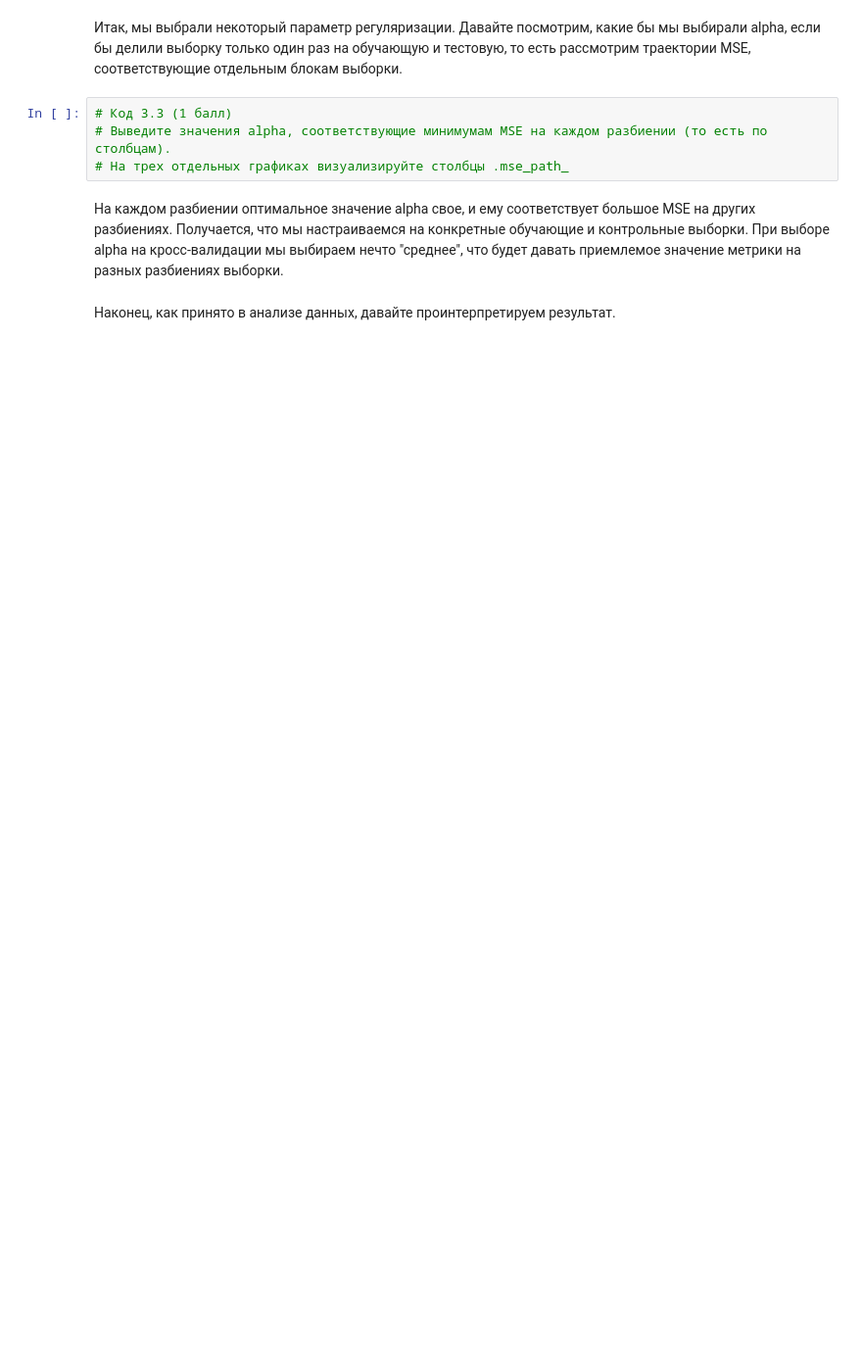
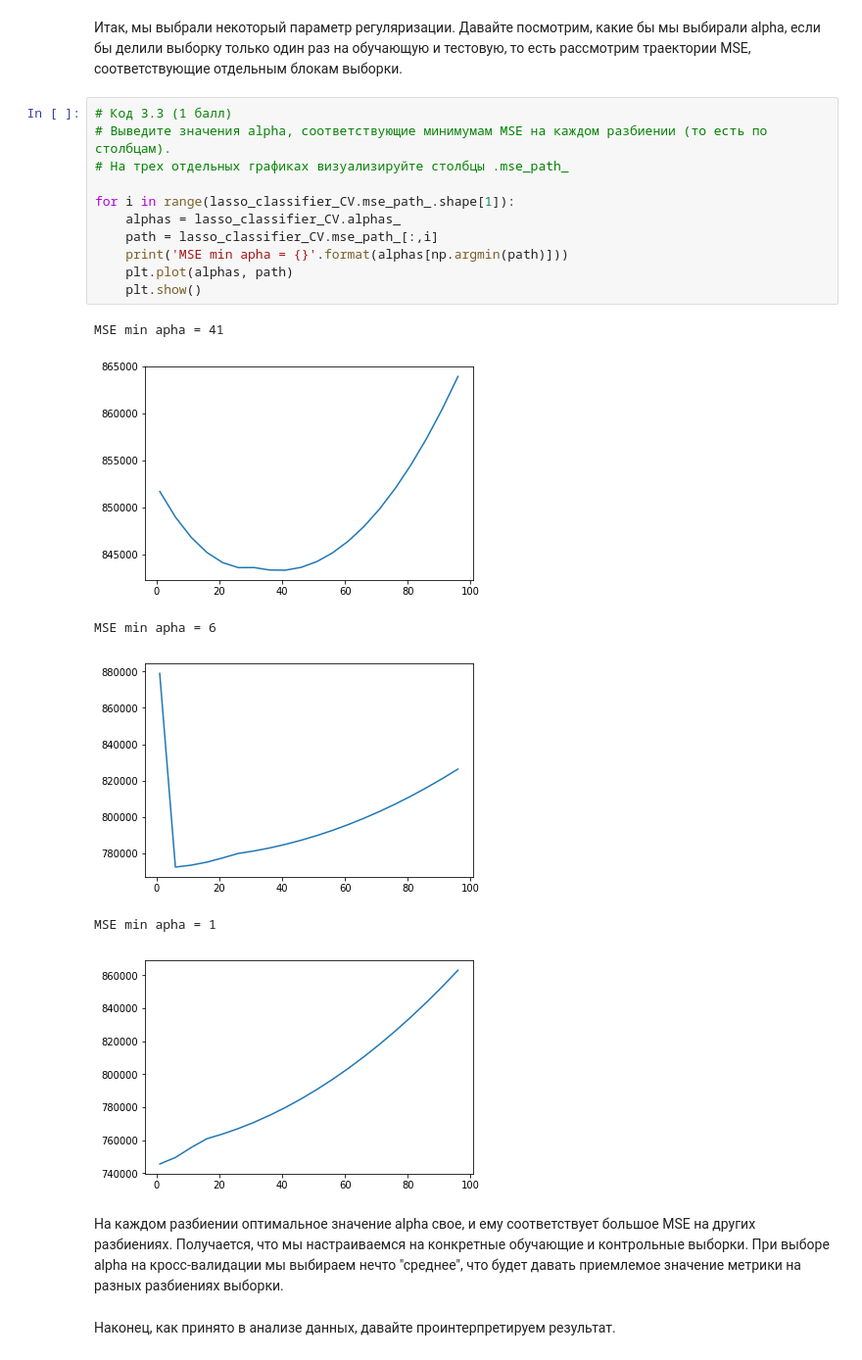
Before and after one commit to AndreyEzhov/coursera_ML, a Jupyter notebook: Step2/Week2/OverfittingTask.ipynb, the cells around one changed output. Shown: that part at 98% size. Drawn from its saved outputs; the diff is of its cells as text; blank space fills up the shorter version.

```diff
--- a/Step2/Week2/OverfittingTask.ipynb
+++ b/Step2/Week2/OverfittingTask.ipynb
@@ -240,7 +327,21 @@ alphas = np.arange(1, 100, 5)
 # %%
 # Код 3.3 (1 балл)
 # Выведите значения alpha, соответствующие минимумам MSE на каждом разбиении (то есть по столбцам).
 # На трех отдельных графиках визуализируйте столбцы .mse_path_
+
+for i in range(lasso_classifier_CV.mse_path_.shape[1]):
+    alphas = lasso_classifier_CV.alphas_
+    path = lasso_classifier_CV.mse_path_[:,i]
+    print('MSE min apha = {}'.format(alphas[np.argmin(path)]))
+    plt.plot(alphas, path)
+    plt.show()
+# %% [output]
+MSE min apha = 41
+[figure, added]
+MSE min apha = 6
+[figure, added]
+MSE min apha = 1
+[figure, added]
 # %% [markdown]
 На каждом разбиении оптимальное значение alpha свое, и ему соответствует большое MSE на других разбиениях. Получается, что мы настраиваемся на конкретные обучающие и контрольные выборки. При выборе alpha на кросс-валидации мы выбираем нечто "среднее", что будет давать приемлемое значение метрики на разных разбиениях выборки.
 # %% [markdown]
```
Also changed, not shown: parts of 8 cells of this notebook, 6 other files.
